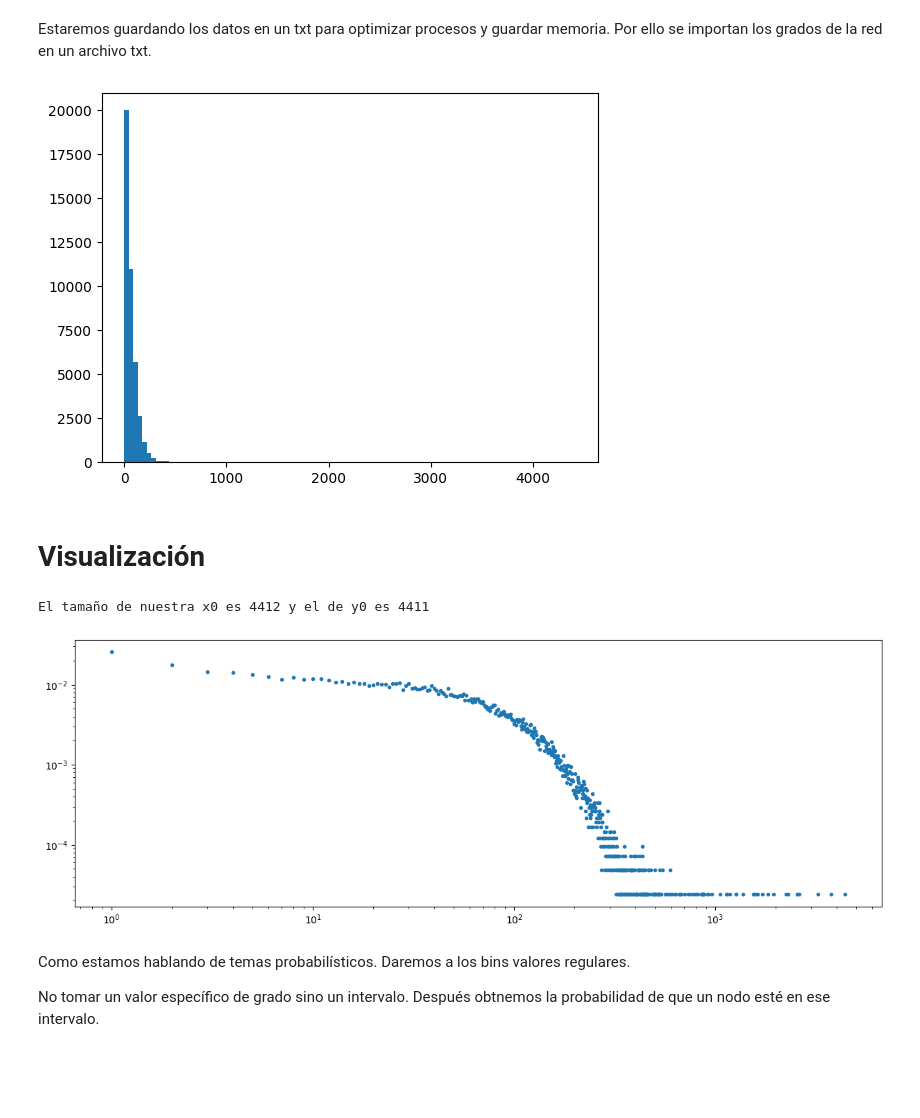
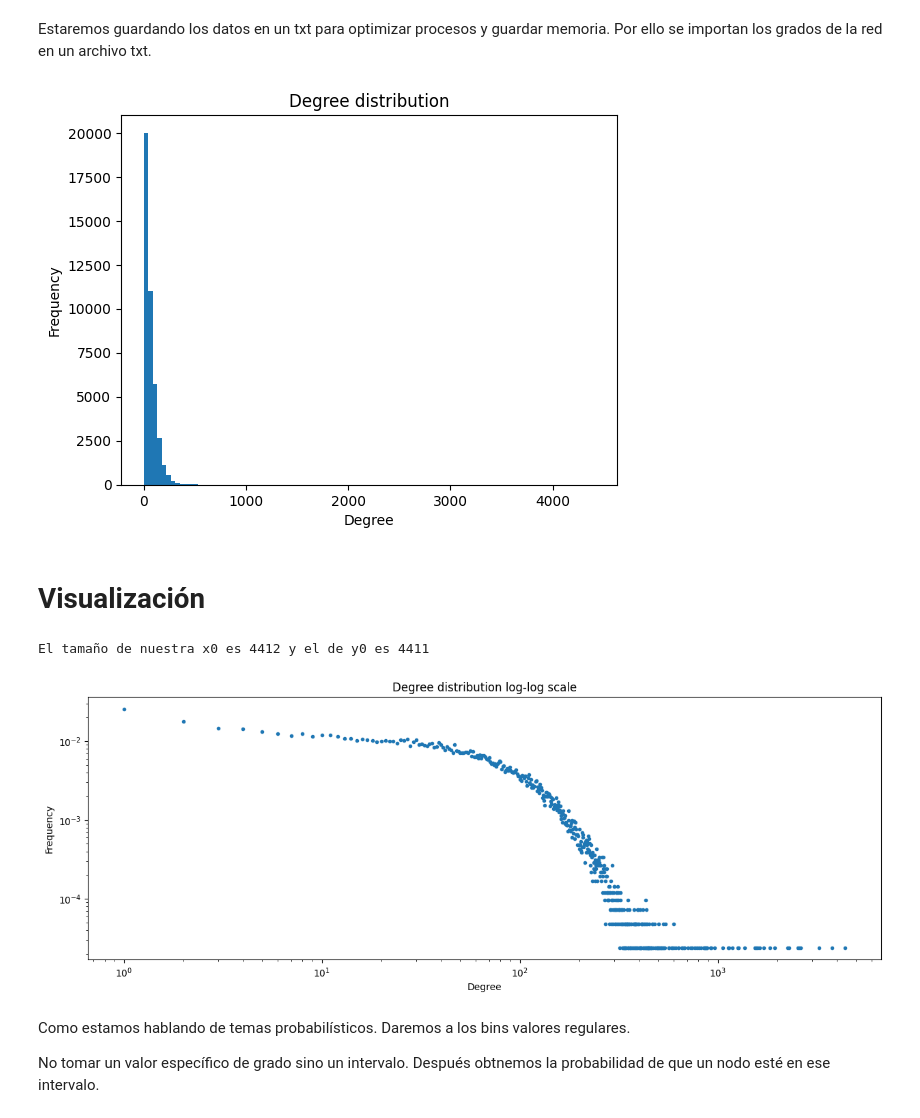
Before and after one commit to pplalo/Quack, a Jupyter notebook: Ciencia_de_Redes/independent_networks.ipynb, the cells around one changed output. Drawn from its saved outputs; the diff is of its cells as text; code cells hidden in the pictures; blank space fills up the shorter version.

```diff
--- a/Ciencia_de_Redes/independent_networks.ipynb
+++ b/Ciencia_de_Redes/independent_networks.ipynb
@@ -23,10 +23,13 @@ np.savetxt('degree.txt',Degree)
 # %%
 Degree = np.loadtxt('degree.txt')
 
 plt.hist(Degree, bins = 100)
+plt.xlabel('Degree')
+plt.ylabel('Frequency')
+plt.title('Degree distribution')
 plt.show()
 # %% [output]
-[figure, old version]
+[figure, new version]
 # %% [markdown]
 # Visualización
 # %%
@@ -43,10 +46,13 @@ plt.figure(figsize = [15,5])
 plt.plot(x0[:-1],y0,'.')
 plt.xscale('log')
 plt.yscale('log')
+plt.xlabel('Degree')
+plt.ylabel('Frequency')
+plt.title('Degree distribution log-log scale')
 plt.show()
 # %% [output]
 El tamaño de nuestra x0 es 4412 y el de y0 es 4411
-[figure, old version]
+[figure, new version]
 # %% [markdown]
 Como estamos hablando de temas probabilísticos. Daremos a los bins valores regulares.
 
```
Also changed, not shown: parts of 8 cells of this notebook, 9 other files.
